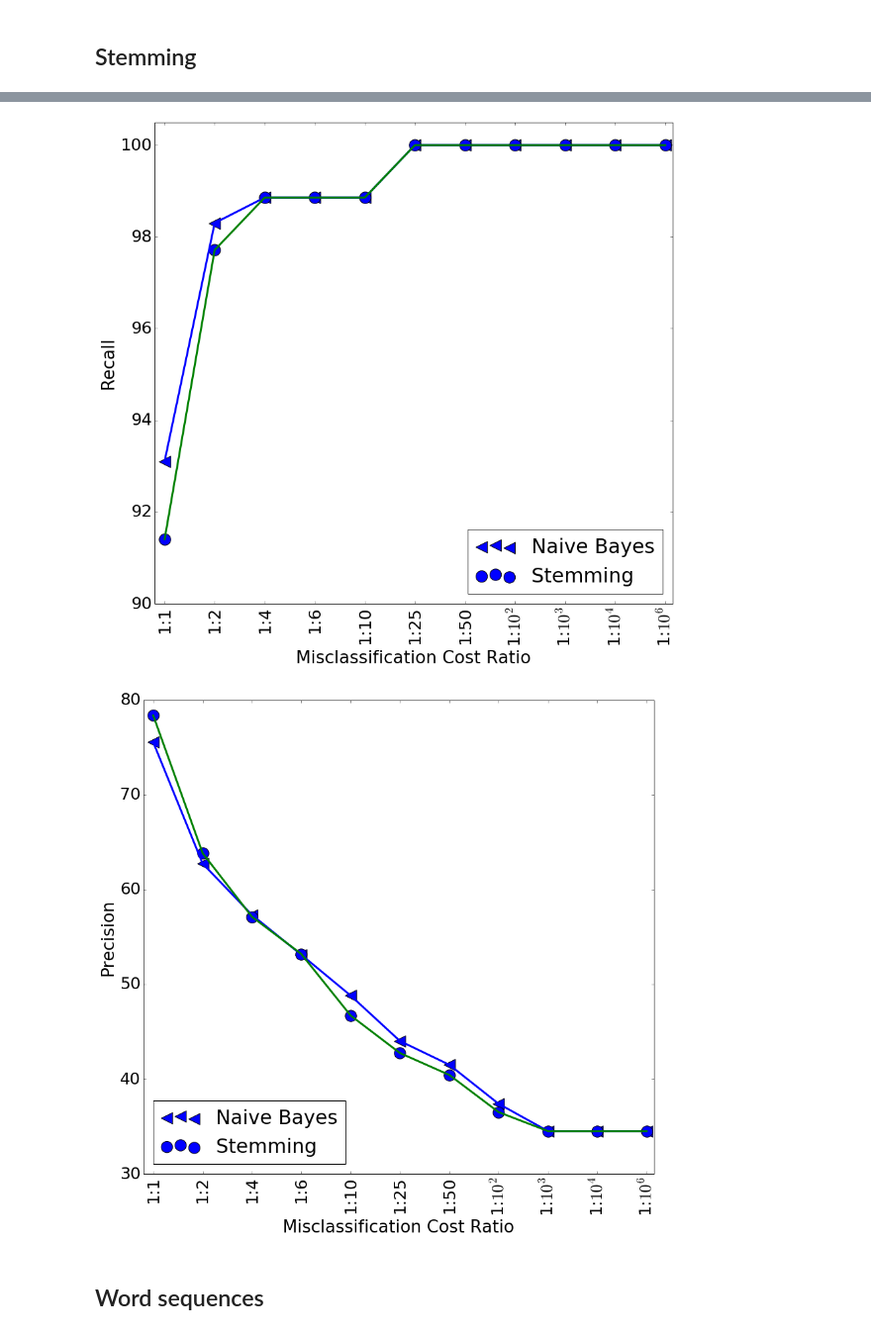
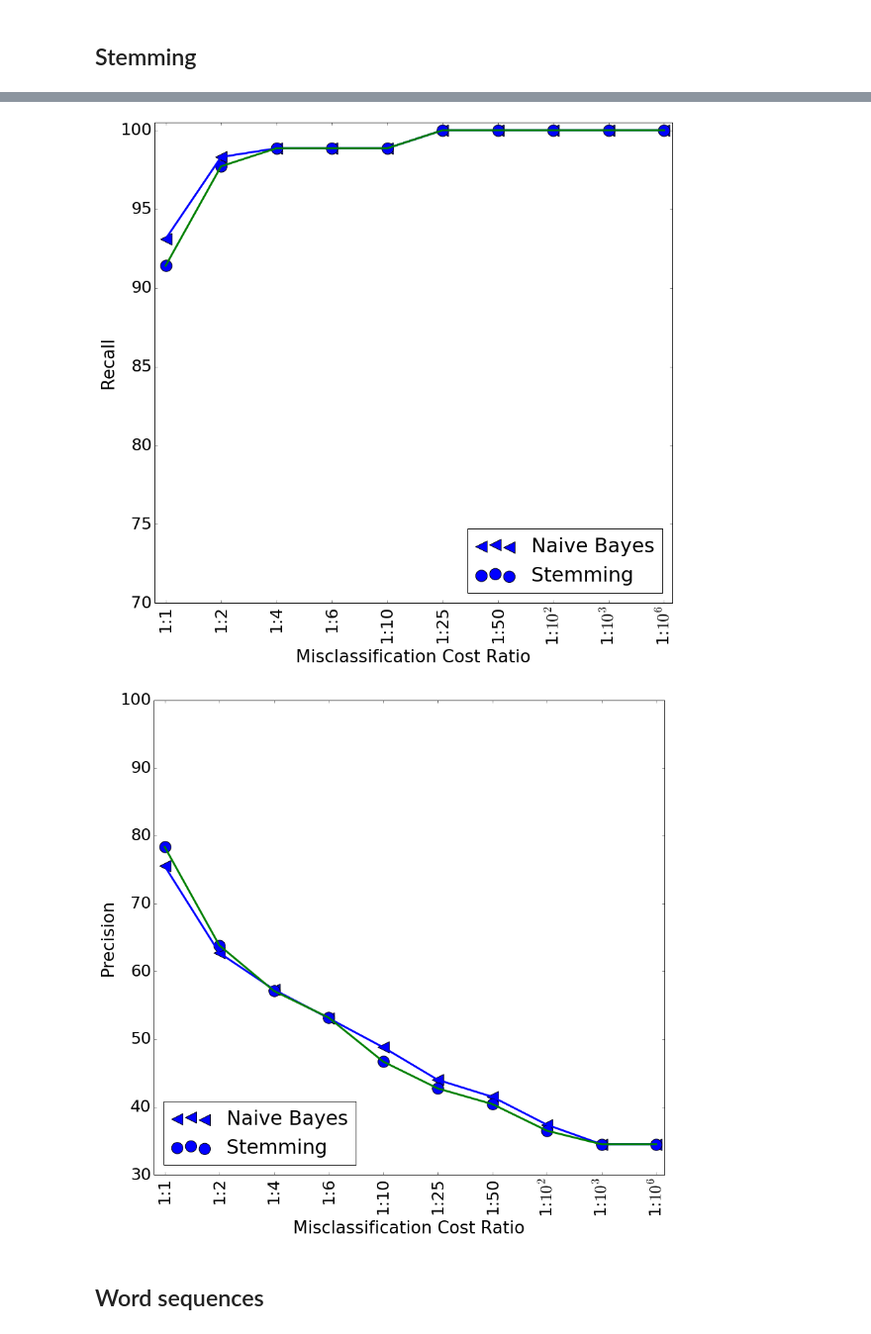
Before and after one commit to borjaeg/thete, a Jupyter notebook: Paper.ipynb, the cells around one changed output, grey strips where cells are left out. Shown: that part at 99% size. Cells and saved outputs as stored; diff of their text form; code cells hidden in the pictures.

```diff
--- a/Paper.ipynb
+++ b/Paper.ipynb
@@ -136,6 +142,7 @@ sss = StratifiedKFold(y, n_folds = 10, random_state = 2016)
 costs = np.array([2, 3, 4, 6, 10, 25, 50, 100, 1000, 1000000])
 axis_costs = np.arange(1,11,1)
 cxlim = [0.8, 10.15]
+names = ["Naive Bayes", "Random Forest", "SVM", "Baseline"]
 # %%
 extractor = TfidfVectorizer(use_idf=True, stop_words=stop_words)
 extractor.fit(X)
@@ -207,3 +211,6 @@ precision_baseline = precision_avg['Naive Bayes']
+# %%
+baseline = names[0]
+recall_baseline, precision_baseline = set_baseline(baseline)
 # %% [markdown]
 ## Stemming
 # %%
@@ -264,22 +275,22 @@ for i, extractor in enumerate(extractors):
-# %%
-recall_avg['Naive Bayes'] = recall_baseline
-precision_avg['Naive Bayes'] = precision_baseline
-extractors.append(("Naive Bayes", MultinomialNB))
-extractors = extractors[::-1]
 # %%
 recall_avg_normalized, precision_avg_normalized = normalize(recall_avg, precision_avg)
+# %%
+recall_avg_normalized[baseline] = recall_baseline
+precision_avg_normalized[baseline] = precision_baseline
+extractors.append((baseline, MultinomialNB))
+extractors = extractors[::-1]
 # %%
-plot_image(axis_costs, recall_avg_normalized, title="RECALL", ylim = [90, 100.5],
+plot_image(axis_costs, recall_avg_normalized, title="RECALL", ylim = [70, 100.5],
            xlim = cxlim, colors="rg", models=extractors, name="recall_stemming", labels = labels, ylabel="Recall",
         loc ="lower right", markers="<o")
 # %% [output]
-[figure, old version]
+[figure, new version]
 # %%
-plot_image(axis_costs, precision_avg_normalized, title="PRECISION", ylim = [30, 80],
+plot_image(axis_costs, precision_avg_normalized, title="PRECISION", ylim = [30, 100],
            xlim = cxlim, colors="rg", models=extractors, name="precision_stemming", labels = labels, ylabel="Precision",
            loc ="lower left", markers="<o")
 # %% [output]
-[figure, old version]
+[figure, new version]
 # %% [markdown]
 ## Word sequences
 # %%
```
Also changed, not shown: parts of 13 cells of this notebook.
